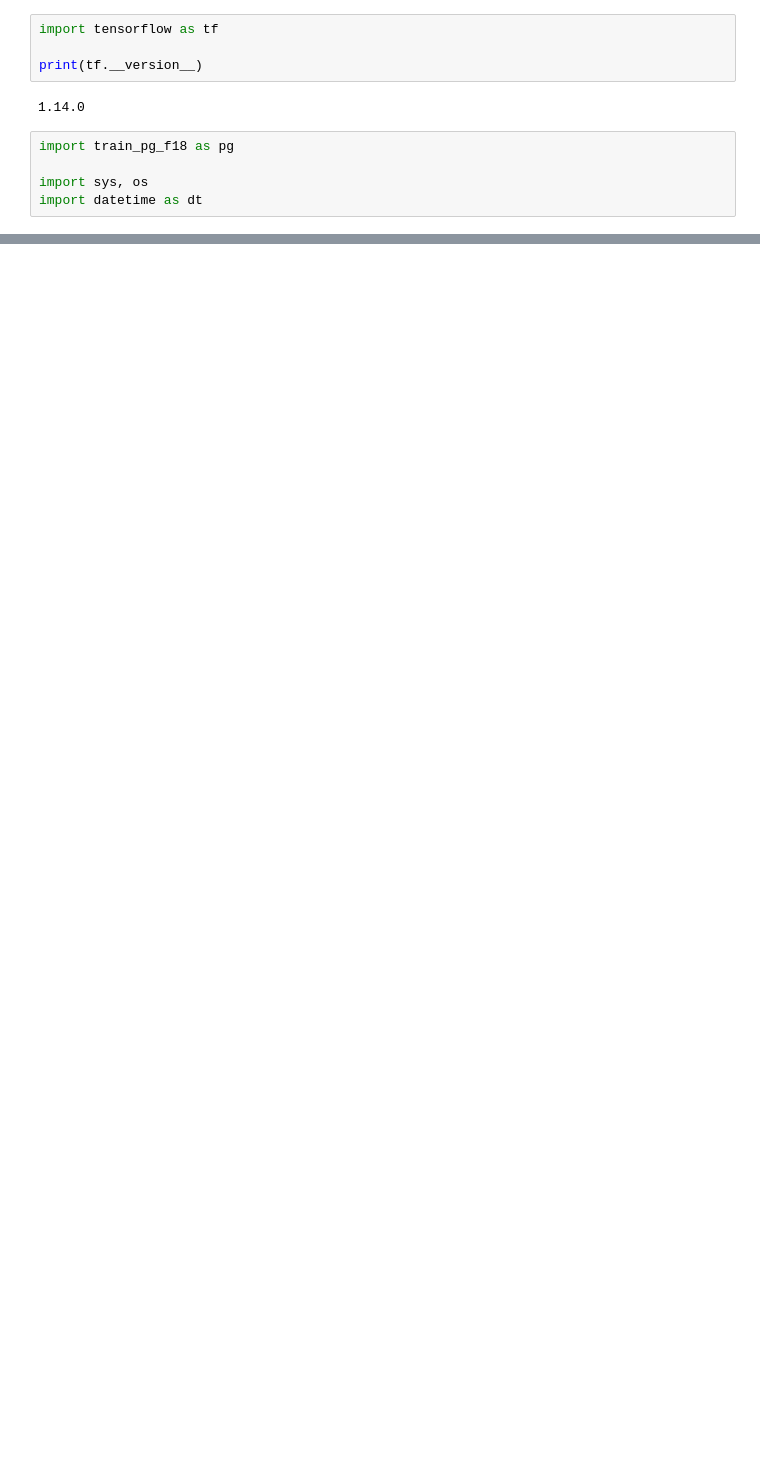
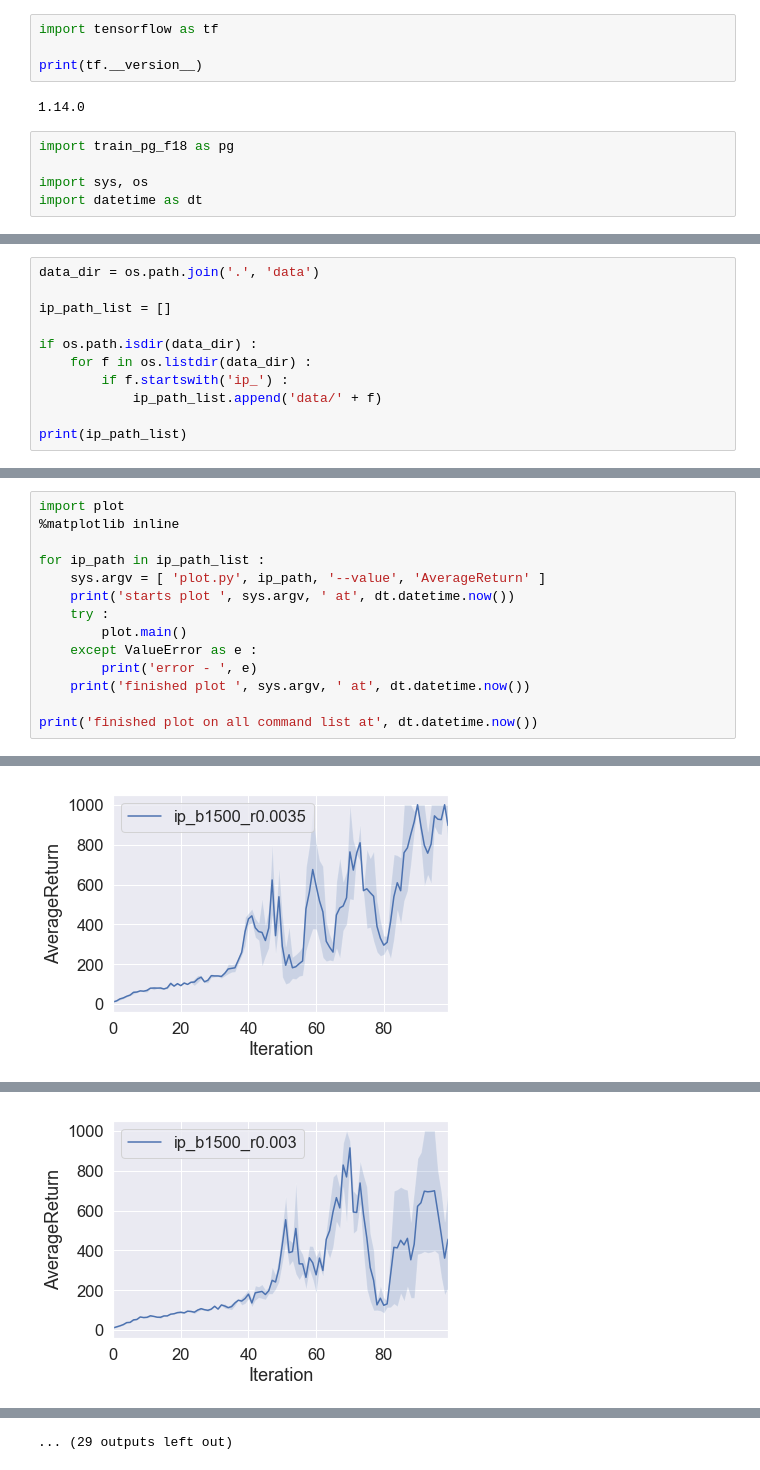
Before and after one commit to rlgosu/cs294-homework, a Jupyter notebook: yoonforh/hw2/hw2.ipynb, the cells around one changed output, grey strips where cells are left out. Saved outputs shown, nothing was run; the diff lists cells and outputs as text; blank space fills up the shorter version.

Commit message:
finishes with hw2

```diff
--- a/yoonforh/hw2/hw2.ipynb
+++ b/yoonforh/hw2/hw2.ipynb
@@ -116,0 +188,11 @@ starts plot  ['plot.py', 'data/lb_no_rtg_na_CartPole-v0_09-08-2019_18-46-07', '-
+# %%
+data_dir = os.path.join('.', 'data')
+
+ip_path_list = []
+
+if os.path.isdir(data_dir) :
+    for f in os.listdir(data_dir) :
+        if f.startswith('ip_') :
+            ip_path_list.append('data/' + f)
+
+print(ip_path_list)
@@ -116,0 +201,15 @@ starts plot  ['plot.py', 'data/lb_no_rtg_na_CartPole-v0_09-08-2019_18-46-07', '-
+# %%
+import plot
+%matplotlib inline
+
+for ip_path in ip_path_list :
+    sys.argv = [ 'plot.py', ip_path, '--value', 'AverageReturn' ]
+    print('starts plot ', sys.argv, ' at', dt.datetime.now())
+    try :
+        plot.main()
+    except ValueError as e :
+        print('error - ', e)
+    print('finished plot ', sys.argv, ' at', dt.datetime.now())
+
+print('finished plot on all command list at', dt.datetime.now())
+# %% [output]
@@ -116,0 +217 @@ starts plot  ['plot.py', 'data/lb_no_rtg_na_CartPole-v0_09-08-2019_18-46-07', '-
+[figure, added]
@@ -116,0 +220 @@ starts plot  ['plot.py', 'data/lb_no_rtg_na_CartPole-v0_09-08-2019_18-46-07', '-
+[figure, added]
@@ -116,0 +233 @@ starts plot  ['plot.py', 'data/lb_no_rtg_na_CartPole-v0_09-08-2019_18-46-07', '-
+... (29 outputs left out)
```
Also changed, not shown: parts of 25 cells of this notebook, 1 other file.
